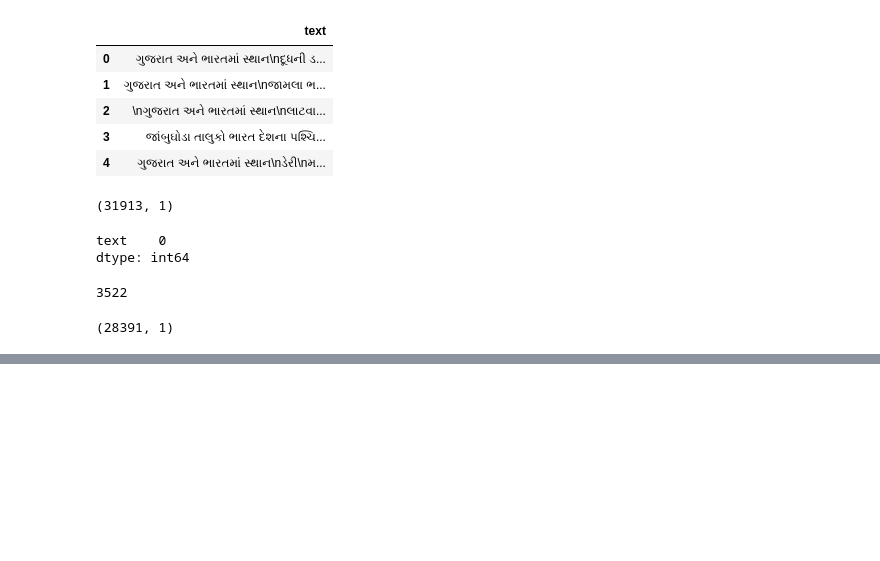
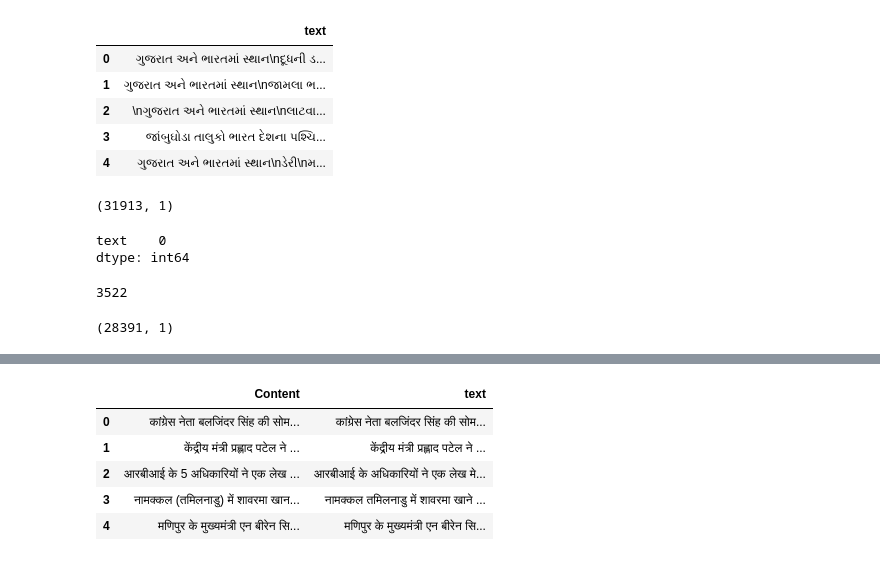
Before and after one commit to pranavagrawal321/Language-Identification, a Jupyter notebook: preprocessing.ipynb, the cells around one changed output, grey strips where cells are left out. Cells and saved outputs as stored; diff of their text form; code cells hidden in the pictures; blank space fills up the shorter version.

```diff
--- a/preprocessing.ipynb
+++ b/preprocessing.ipynb
@@ -766,0 +852,11 @@ data.shape
+# %%
+def extract_hindi_text(text):
+    # Regular expression pattern to match Hindi characters and newline
+    hindi_pattern = re.compile(r'[\u0900-\u097F\s\n]+')
+    # Find all matches of Hindi text in the input text
+    hindi_matches = hindi_pattern.findall(text)
+    # Filter out empty strings, whitespace characters, and newline characters
+    hindi_matches = [match.strip() for match in hindi_matches if match.strip() != '\n']
+    # Join the matches to form the extracted Hindi text
+    hindi_text = ' '.join(hindi_matches)
+    return hindi_text
@@ -766,0 +867,2 @@ data.shape
+# %%
+data = data[['Content']]
@@ -766,0 +878,11 @@ data.shape
+# %%
+data['text'] = data['Content'].apply(extract_hindi_text)
+# %%
+data.head()
+# %% [output]
+|  | Content | text |
+| 0 | कांग्रेस नेता बलजिंदर सिंह की सोम... | कांग्रेस नेता बलजिंदर सिंह की सोम... |
+| 1 | केंद्रीय मंत्री प्रह्लाद पटेल ने ... | केंद्रीय मंत्री प्रह्लाद पटेल ने ... |
+| 2 | आरबीआई के 5 अधिकारियों ने एक लेख ... | आरबीआई के अधिकारियों ने एक लेख मे... |
+| 3 | नामक्कल (तमिलनाडु) में शावरमा खान... | नामक्कल तमिलनाडु में शावरमा खाने ... |
+| 4 | मणिपुर के मुख्यमंत्री एन बीरेन सि... | मणिपुर के मुख्यमंत्री एन बीरेन सि... |
```
Also changed, not shown: parts of 94 cells of this notebook, 1 other file.
